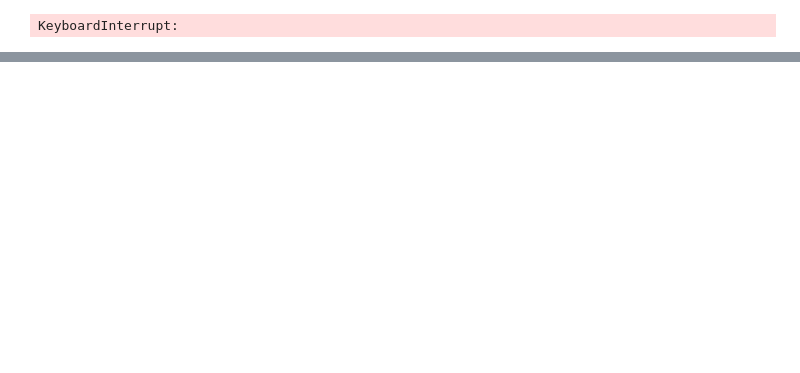
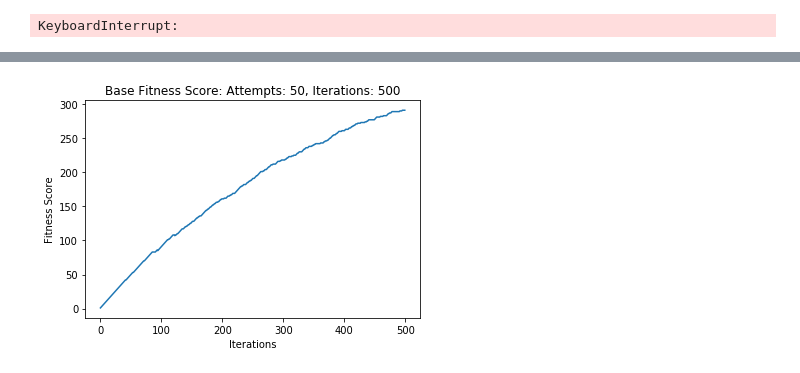
Before and after one commit to JonahCWilson/mla2, a Jupyter notebook: Assignment2.ipynb, the cells around one changed output, grey strips where cells are left out. Cells and saved outputs as stored; diff of their text form; code cells hidden in the pictures; blank space fills up the shorter version.

```diff
--- a/Assignment2.ipynb
+++ b/Assignment2.ipynb
@@ -612,0 +642,96 @@ best_state_ones, best_fitness_ones, curves, best_combo_ones = run_optimization_p
+# %%
+# Simulated Annealing - OnesMax
+
+sa = mlrose.simulated_annealing
+
+param_grid = {
+    'problem': onesProblem,
+    'init_state': init_state,
+    'random_state': 5,
+    'curve': True,
+    'max_attempts': 50,
+    'max_iters': 500,
+    'schedule': mlrose.GeomDecay()
+}
+
+# best_state, best_fitness, curves, best_combo = run_optimization_problem(saCombos, sa, param_grid)
+# print(best_combo)
+
+
+best_state, best_fitness, curves = sa(**param_grid)
+plt.plot(curves)
+plt.title("Base Fitness Score: Attempts: 50, Iterations: 500")
+plt.xlabel("Iterations")
+plt.ylabel("Fitness Score")
+plt.show()
+
+labels = {
+    type(mlrose.ExpDecay()): 'ExpDecay',
+    type(mlrose.GeomDecay()): 'GeomDecay',
+    type(mlrose.ArithDecay()): 'ArithDecay'
+}
+for a in schedules:
+    param_grid['schedule'] = a
+    best_state, best_fitness, curves = sa(**param_grid)
+    plt.plot(curves, label=labels[type(a)])
+
+plt.title("Fitness Score over different schedules")
+plt.xlabel("Iterations")
+plt.ylabel("Fitness Score")
+plt.legend()
+plt.show()
+
+
+# means = []
+# for change in mutation_prob:
+#     param_grid['mutation_prob'] = change
+#     best_state, best_fitness, curves = ga(**param_grid)
+#     means.append(np.mean(curves))
+
+# plt.plot(mutation_prob, means)
+# plt.title("Mean Fitness score over different mutation probabilities")
+# plt.xlabel("Mutation Probabilities")
+# plt.ylabel("Mean Curve Score")
+# plt.show()
+
+# # Show effect of different population sizes
+# param_grid['mutation_prob'] = .7
+# pops = [2, 10, 50, 100, 200, 500]
+# pop_avg = []
+# for pop in pops:
+#     param_grid['pop_size'] = pop
+#     best_state, best_fitness, curves = ga(**param_grid)
+#     pop_avg.append(np.mean(curves))
+
+
+# plt.plot([str(i) for i in pops], pop_avg)
+# plt.title("Mean Fitness score over different population sizes")
+# plt.xlabel("Population Size")
+# plt.ylabel("Mean Curve Score")
+# plt.show()
+
+# # Change pop_size and replot
+# param_grid['pop_size'] = 100
+# best_state, best_fitness, curves = ga(**param_grid)
+# plt.plot([(i/best_fitness)*100 for i in curves])
+# plt.title("Fitness score after all optimizations")
+# plt.xlabel("Iterations")
+# plt.ylabel("Fitness Score")
+# plt.show()
+
+means = []
+
+for i in [100, 200, 300, 400, 500]:
+    prob = mlrose.DiscreteOpt(length = i, fitness_fn = onesFitness, maximize = True, max_val = 2)
+    param_grid['problem'] = prob
+    param_grid['init_state'] = np.array([0 for j in range(i)])
+    best_state, best_fitness, curves = sa(**param_grid)
+    means.append(np.mean(curves))
+
+plt.plot(["100", "200","300","400","500"],means)
+plt.title("Mean Fitness Score Over Different Problem Sizes")
+plt.xlabel("Problem Size")
+plt.ylabel("Mean Fitness Score")
+plt.show()
+# %% [output]
+[figure, added]
```
Also changed, not shown: parts of 18 cells of this notebook.
